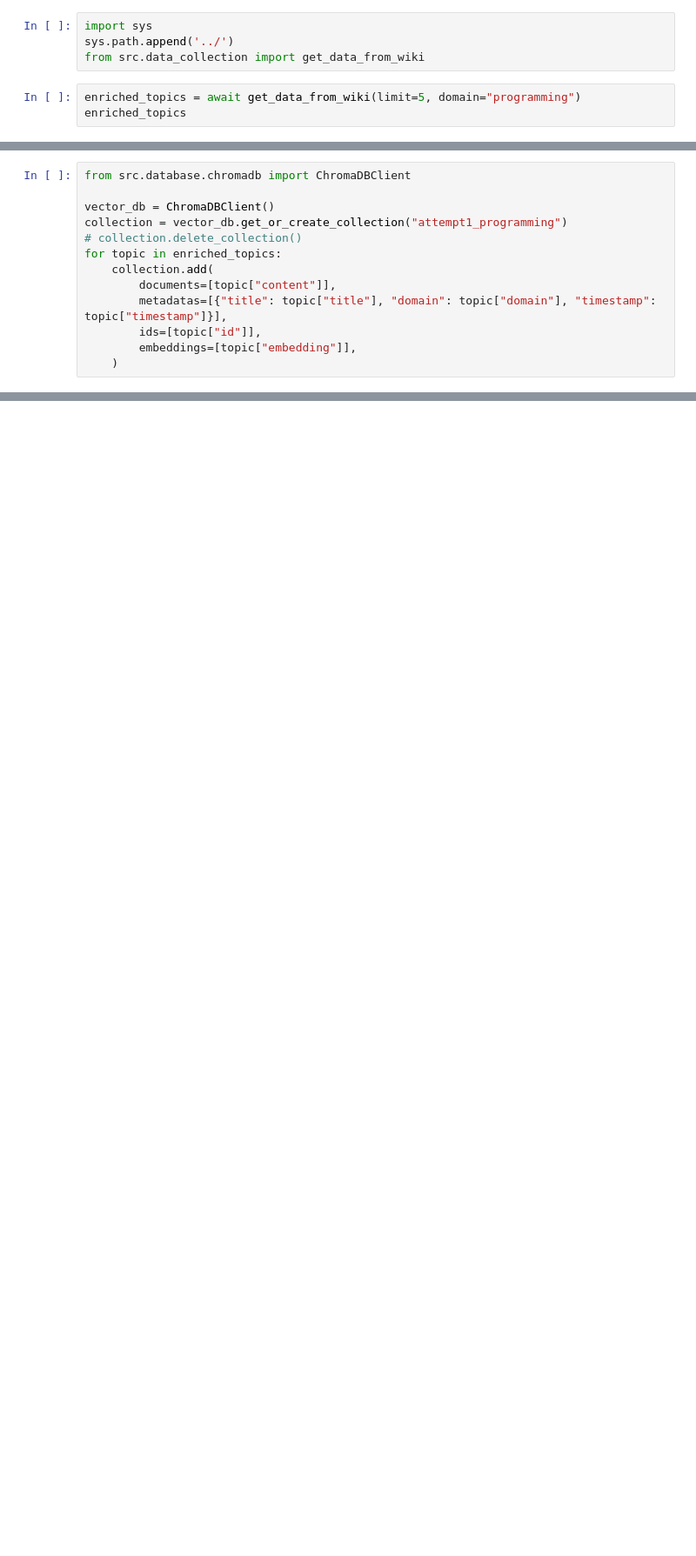
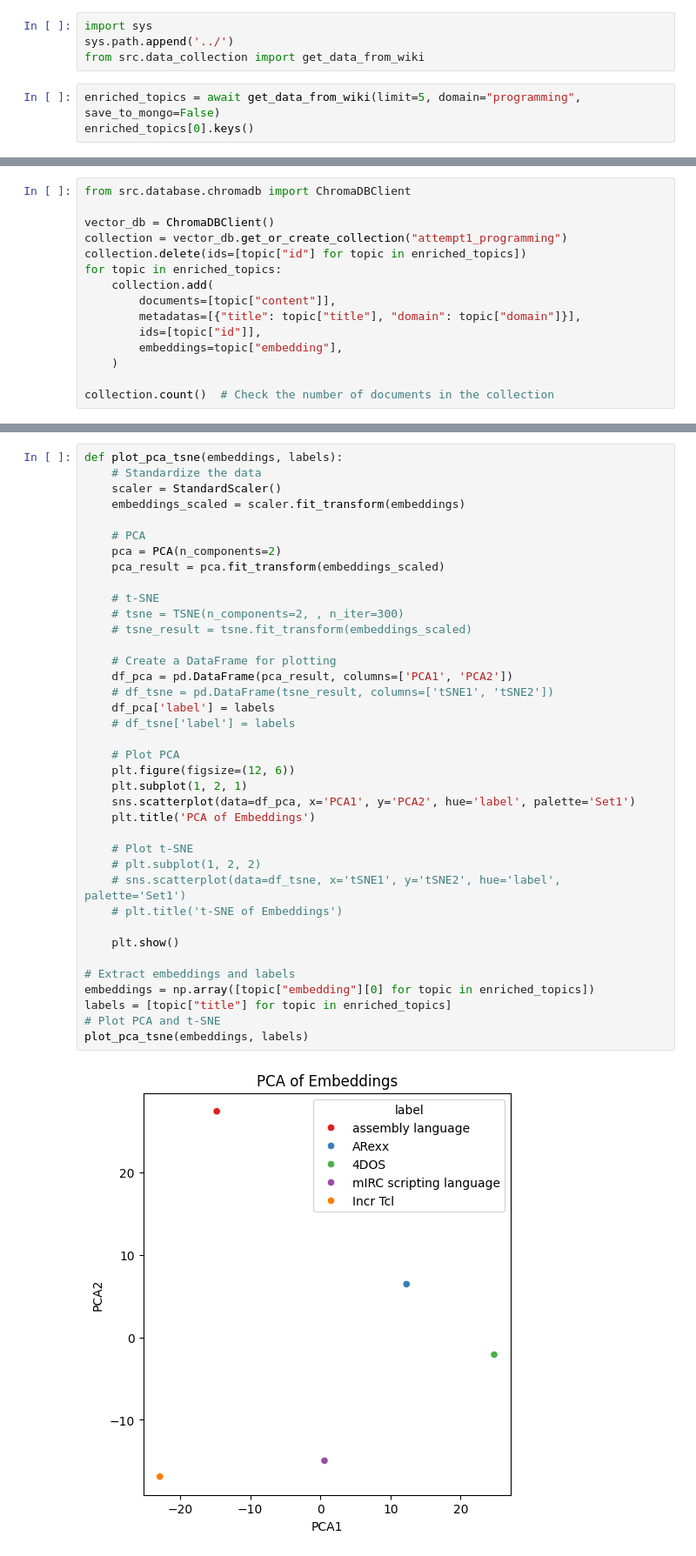
Before and after one commit to mNandhu/learning_path, a Jupyter notebook: notebooks/attempt_1.ipynb, the cells around one changed output, grey strips where cells are left out. Shown at 87% size. Drawn from its saved outputs; the diff is of its cells as text; blank space fills up the shorter version.

```diff
--- a/notebooks/attempt_1.ipynb
+++ b/notebooks/attempt_1.ipynb
@@ -3,6 +5,6 @@ import sys
 sys.path.append('../')
 from src.data_collection import get_data_from_wiki
 # %%
-enriched_topics = await get_data_from_wiki(limit=5, domain="programming")
-enriched_topics
+enriched_topics = await get_data_from_wiki(limit=5, domain="programming", save_to_mongo=False)
+enriched_topics[0].keys()
 # %% [output]
@@ -38,12 +41,14 @@ from src.database.chromadb import ChromaDBClient
 
 vector_db = ChromaDBClient()
 collection = vector_db.get_or_create_collection("attempt1_programming")
-# collection.delete_collection()
+collection.delete(ids=[topic["id"] for topic in enriched_topics])
 for topic in enriched_topics:
     collection.add(
         documents=[topic["content"]],
-        metadatas=[{"title": topic["title"], "domain": topic["domain"], "timestamp": topic["timestamp"]}],
+        metadatas=[{"title": topic["title"], "domain": topic["domain"]}],
         ids=[topic["id"]],
-        embeddings=[topic["embedding"]],
+        embeddings=topic["embedding"],
     )
+
+collection.count()  # Check the number of documents in the collection
 # %% [output]
@@ -50,0 +79,40 @@ InvalidCollectionException: Collection attempt1_programming does not exist.
+# %%
+def plot_pca_tsne(embeddings, labels):
+    # Standardize the data
+    scaler = StandardScaler()
+    embeddings_scaled = scaler.fit_transform(embeddings)
+
+    # PCA
+    pca = PCA(n_components=2)
+    pca_result = pca.fit_transform(embeddings_scaled)
+
+    # t-SNE
+    # tsne = TSNE(n_components=2, , n_iter=300)
+    # tsne_result = tsne.fit_transform(embeddings_scaled)
+
+    # Create a DataFrame for plotting
+    df_pca = pd.DataFrame(pca_result, columns=['PCA1', 'PCA2'])
+    # df_tsne = pd.DataFrame(tsne_result, columns=['tSNE1', 'tSNE2'])
+    df_pca['label'] = labels
+    # df_tsne['label'] = labels
+
+    # Plot PCA
+    plt.figure(figsize=(12, 6))
+    plt.subplot(1, 2, 1)
+    sns.scatterplot(data=df_pca, x='PCA1', y='PCA2', hue='label', palette='Set1')
+    plt.title('PCA of Embeddings')
+
+    # Plot t-SNE
+    # plt.subplot(1, 2, 2)
+    # sns.scatterplot(data=df_tsne, x='tSNE1', y='tSNE2', hue='label', palette='Set1')
+    # plt.title('t-SNE of Embeddings')
+
+    plt.show()
+
+# Extract embeddings and labels
+embeddings = np.array([topic["embedding"][0] for topic in enriched_topics])
+labels = [topic["title"] for topic in enriched_topics]
+# Plot PCA and t-SNE
+plot_pca_tsne(embeddings, labels)
+# %% [output]
+[figure, added]
```
Also changed, not shown: parts of 7 cells of this notebook, 9 other files.
